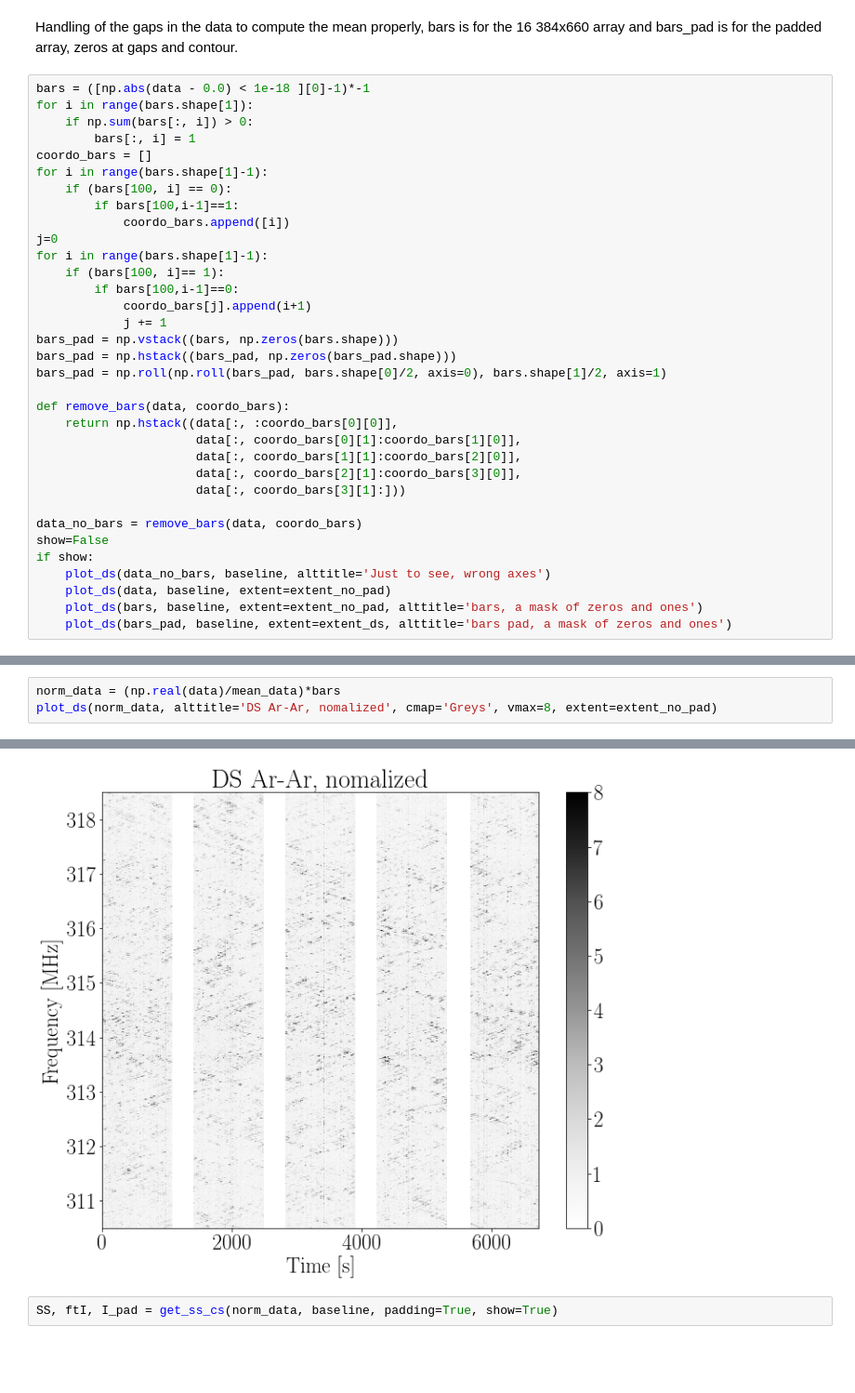
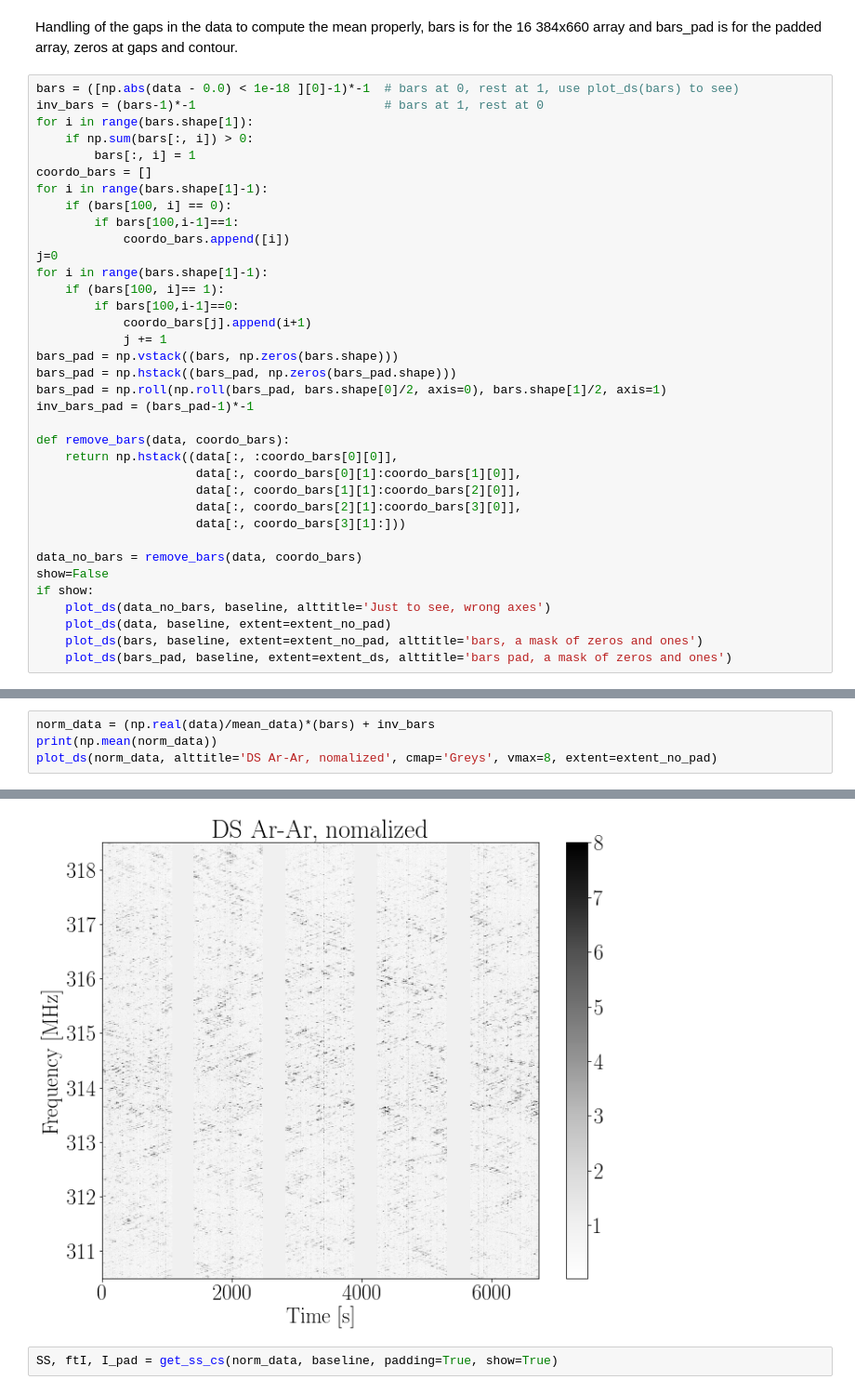
Before and after one commit to bdesy/b0834, a Jupyter notebook: notebooks/Arclet_object.ipynb, the cells around one changed output, grey strips where cells are left out. Shown at 93% size. Cells and saved outputs as stored; diff of their text form; blank space fills up the shorter version.

```diff
--- a/notebooks/Arclet_object.ipynb
+++ b/notebooks/Arclet_object.ipynb
@@ -114,7 +114,8 @@ def plot_ss(ss, start=(len(delay)-1)/2, end=len(delay)-1, binnin=(1,1), \
 # %% [markdown]
 Handling of the gaps in the data to compute the mean properly, bars is for the 16 384x660 array and bars_pad is for the padded array, zeros at gaps and contour.
 # %%
-bars = ([np.abs(data - 0.0) < 1e-18 ][0]-1)*-1
+bars = ([np.abs(data - 0.0) < 1e-18 ][0]-1)*-1  # bars at 0, rest at 1, use plot_ds(bars) to see)
+inv_bars = (bars-1)*-1                          # bars at 1, rest at 0
 for i in range(bars.shape[1]):
     if np.sum(bars[:, i]) > 0:
         bars[:, i] = 1
@@ -132,6 +133,7 @@ for i in range(bars.shape[1]-1):
 bars_pad = np.vstack((bars, np.zeros(bars.shape)))
 bars_pad = np.hstack((bars_pad, np.zeros(bars_pad.shape)))
 bars_pad = np.roll(np.roll(bars_pad, bars.shape[0]/2, axis=0), bars.shape[1]/2, axis=1)
+inv_bars_pad = (bars_pad-1)*-1
 
 def remove_bars(data, coordo_bars):
     return np.hstack((data[:, :coordo_bars[0][0]],
@@ -157,4 +159,5 @@ remove_bars(np.real(data)/mean_data, coordo_bars).mean()
 # %%
-norm_data = (np.real(data)/mean_data)*bars
+norm_data = (np.real(data)/mean_data)*(bars) + inv_bars
+print(np.mean(norm_data))
 plot_ds(norm_data, alttitle='DS Ar-Ar, nomalized', cmap='Greys', vmax=8, extent=extent_no_pad)
 # %% [output]
@@ -161,4 +165,4 @@ plot_ds(norm_data, alttitle='DS Ar-Ar, nomalized', cmap='Greys', vmax=8, extent=
-[figure, old version]
+[figure, new version]
 # %%
 SS, ftI, I_pad = get_ss_cs(norm_data, baseline, padding=True, show=True)
 # %% [output]
```
Also changed, not shown: parts of 16 cells of this notebook, 2 other files.
